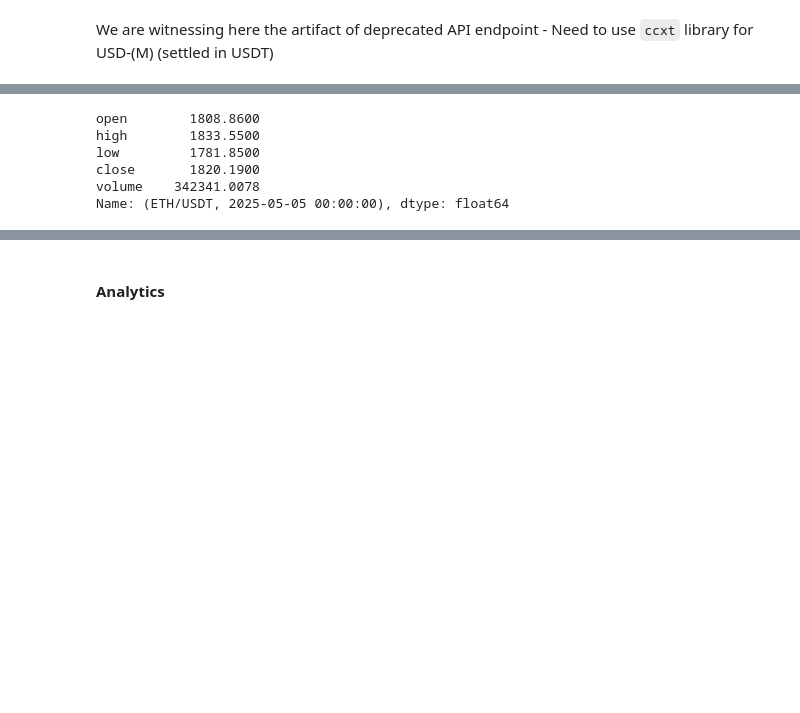
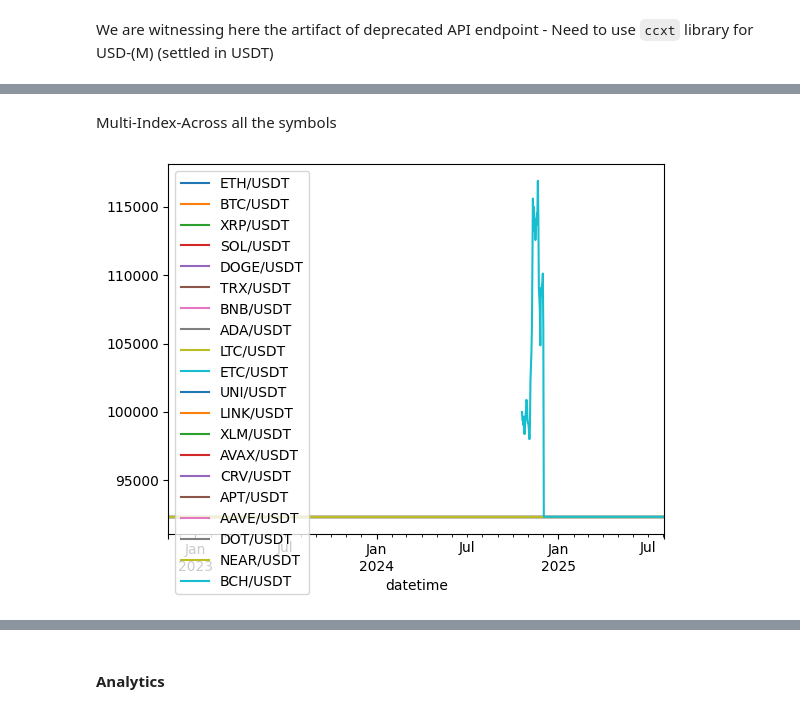
Before and after one commit to AlikMon88/ML-Pairs-Open, a Jupyter notebook: Research/research_v2.ipynb, the cells around one changed output, grey strips where cells are left out. Cells and saved outputs as stored; diff of their text form; code cells hidden in the pictures; blank space fills up the shorter version.

```diff
--- a/Research/research_v2.ipynb
+++ b/Research/research_v2.ipynb
@@ -384,6 +394,8 @@ alpha_alloction = 0.4 ## max-portfolio-weight-allocation for alpha
 beta_allocation = 0.6 ## max-portfolio-weight-allocation for beta
 # %%
 portfolio_config = config['portfolio_init']
+portfolio_config['strategy']['beta_basket'] = beta_basket
+
 pprint(portfolio_config)
 # %% [output]
 {'alpha': {'past_window': 60},
@@ -632,9 +631,0 @@ print(final_equity_curve)
-# %%
-df_uni.loc[stocks[0], test_time]
-# %% [output]
-open        1808.8600
-high        1833.5500
-low         1781.8500
-close       1820.1900
-volume    342341.0078
-Name: (ETH/USDT, 2025-05-05 00:00:00), dtype: float64
@@ -640,0 +648,10 @@ Name: (ETH/USDT, 2025-05-05 00:00:00), dtype: float64
+# %% [markdown]
+Multi-Index-Across all the symbols
+# %%
+for s in stocks:
+    final_equity_curve.loc[s].plot(label=s)
+
+plt.legend()
+plt.show()
+# %% [output]
+[figure, added]
```
Also changed, not shown: parts of 12 cells of this notebook, 2 other files.
